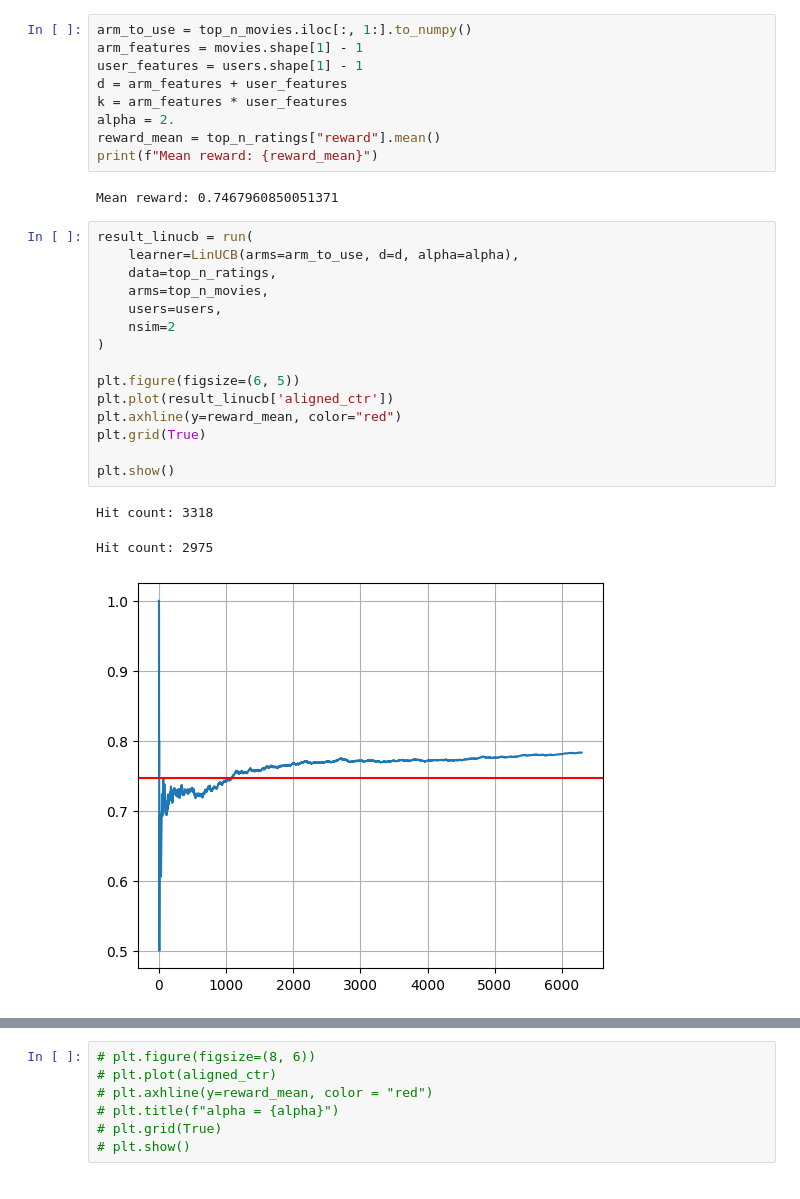
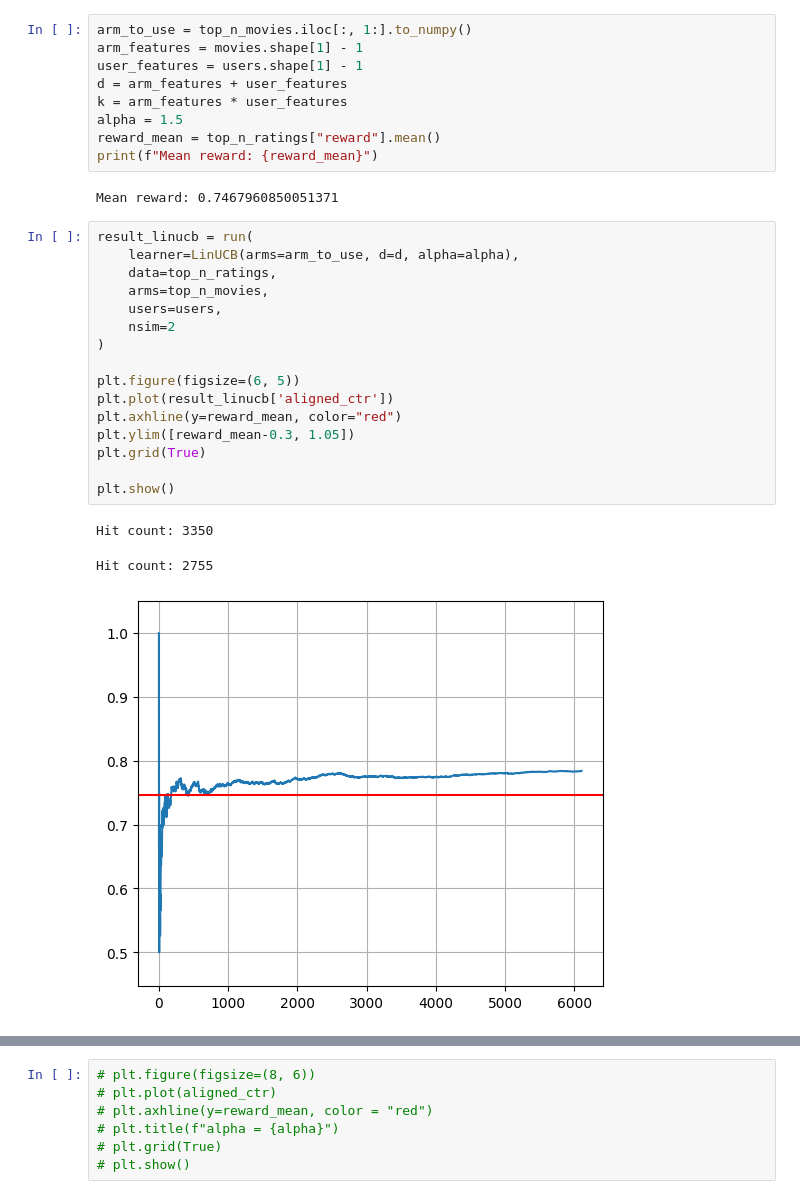
Before and after one commit to sungwoopark95/rl-practice, a Jupyter notebook: bandit/LinUCB/LinUCB_simulation.ipynb, the cells around one changed output, grey strips where cells are left out. Saved outputs shown, nothing was run; the diff lists cells and outputs as text.

```diff
--- a/bandit/LinUCB/LinUCB_simulation.ipynb
+++ b/bandit/LinUCB/LinUCB_simulation.ipynb
@@ -298,7 +298,7 @@ arm_features = movies.shape[1] - 1
 user_features = users.shape[1] - 1
 d = arm_features + user_features
 k = arm_features * user_features
-alpha = 2.
+alpha = 1.5
 reward_mean = top_n_ratings["reward"].mean()
 print(f"Mean reward: {reward_mean}")
 # %% [output]
@@ -306,22 +306,23 @@ Mean reward: 0.7467960850051371
 # %%
 result_linucb = run(
     learner=LinUCB(arms=arm_to_use, d=d, alpha=alpha),
     data=top_n_ratings,
     arms=top_n_movies,
     users=users,
     nsim=2
 )
 
 plt.figure(figsize=(6, 5))
 plt.plot(result_linucb['aligned_ctr'])
 plt.axhline(y=reward_mean, color="red")
+plt.ylim([reward_mean-0.3, 1.05])
 plt.grid(True)
 
 plt.show()
 # %% [output]
-Hit count: 3318
+Hit count: 3350
-Hit count: 2975
+Hit count: 2755
-[figure, old version]
+[figure, new version]
 # %%
 result_elinucb = run(
     learner=eLinUCB(arms=arm_to_use, d=d, alpha=alpha, epsilon=0.1),
```
Also changed, not shown: parts of 2 cells of this notebook, 8 other files.
